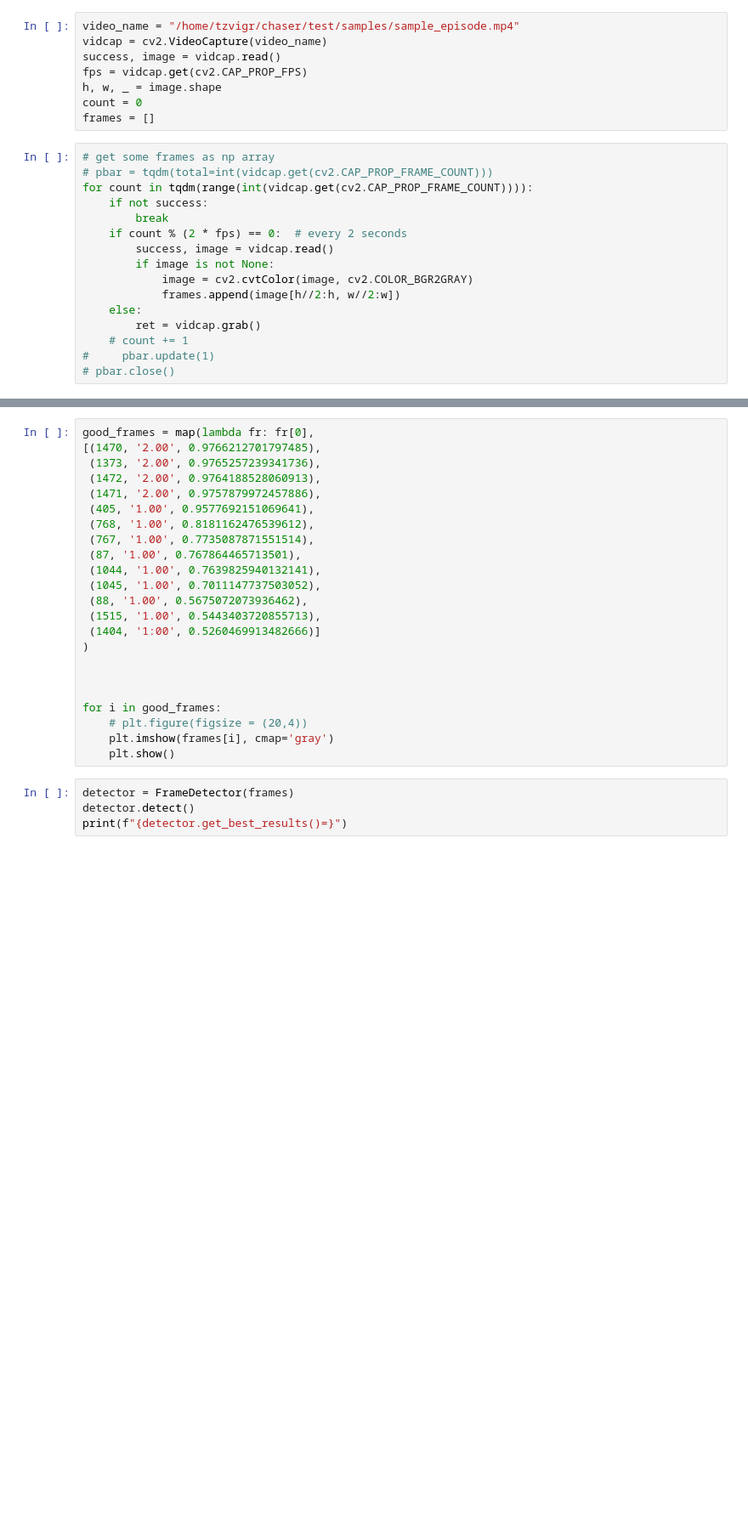
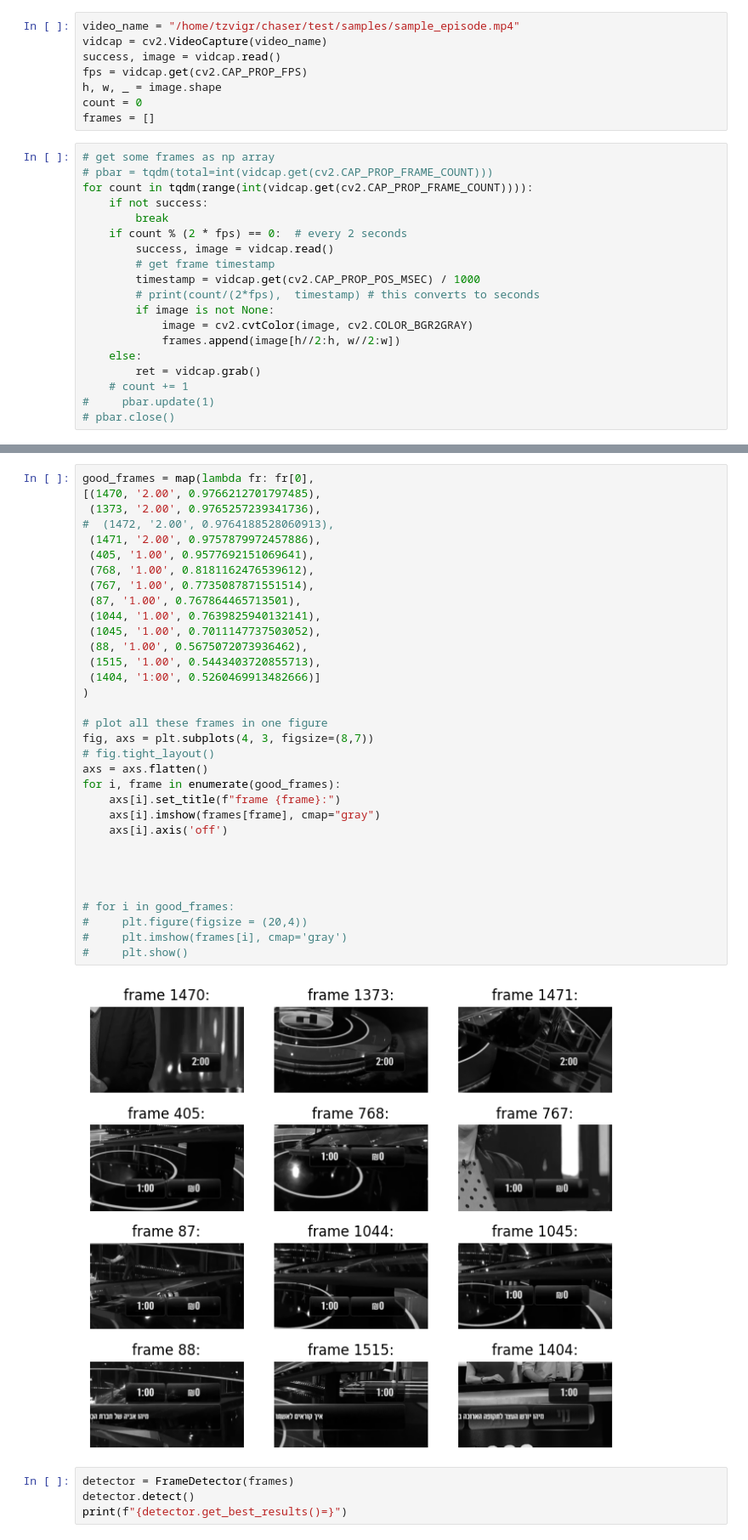
Before and after one commit to TzviGreenfeld/cut-to-the-chase, a Jupyter notebook: conceptNotevook.ipynb, the cells around one changed output, grey strips where cells are left out. Shown at 85% size. Cells and saved outputs as stored; diff of their text form; blank space fills up the shorter version.

Commit message:
better plot

```diff
--- a/conceptNotevook.ipynb
+++ b/conceptNotevook.ipynb
@@ -22,6 +22,9 @@ for count in tqdm(range(int(vidcap.get(cv2.CAP_PROP_FRAME_COUNT)))):
         break
     if count % (2 * fps) == 0:  # every 2 seconds
         success, image = vidcap.read()
+        # get frame timestamp
+        timestamp = vidcap.get(cv2.CAP_PROP_POS_MSEC) / 1000
+        # print(count/(2*fps),  timestamp) # this converts to seconds
         if image is not None:
             image = cv2.cvtColor(image, cv2.COLOR_BGR2GRAY)
             frames.append(image[h//2:h, w//2:w])
@@ -47,26 +52,38 @@ for i, frame in enumerate(f):
 # %%
 good_frames = map(lambda fr: fr[0],
 [(1470, '2.00', 0.9766212701797485),
  (1373, '2.00', 0.9765257239341736),
- (1472, '2.00', 0.9764188528060913),
+#  (1472, '2.00', 0.9764188528060913),
  (1471, '2.00', 0.9757879972457886),
  (405, '1.00', 0.9577692151069641),
  (768, '1.00', 0.8181162476539612),
  (767, '1.00', 0.7735087871551514),
  (87, '1.00', 0.767864465713501),
  (1044, '1.00', 0.7639825940132141),
  (1045, '1.00', 0.7011147737503052),
  (88, '1.00', 0.5675072073936462),
  (1515, '1.00', 0.5443403720855713),
  (1404, '1:00', 0.5260469913482666)]
 )
 
+# plot all these frames in one figure
+fig, axs = plt.subplots(4, 3, figsize=(8,7))
+# fig.tight_layout()
+axs = axs.flatten()
+for i, frame in enumerate(good_frames):
+    axs[i].set_title(f"frame {frame}:")
+    axs[i].imshow(frames[frame], cmap="gray")
+    axs[i].axis('off')
 
 
-for i in good_frames:
-    # plt.figure(figsize = (20,4))
-    plt.imshow(frames[i], cmap='gray')
-    plt.show()
+
+
+# for i in good_frames:
+#     plt.figure(figsize = (20,4))
+#     plt.imshow(frames[i], cmap='gray')
+#     plt.show()
+# %% [output]
+[figure, added]
 # %%
 detector = FrameDetector(frames)
 detector.detect()
```
Also changed, not shown: parts of 1 cell of this notebook.
